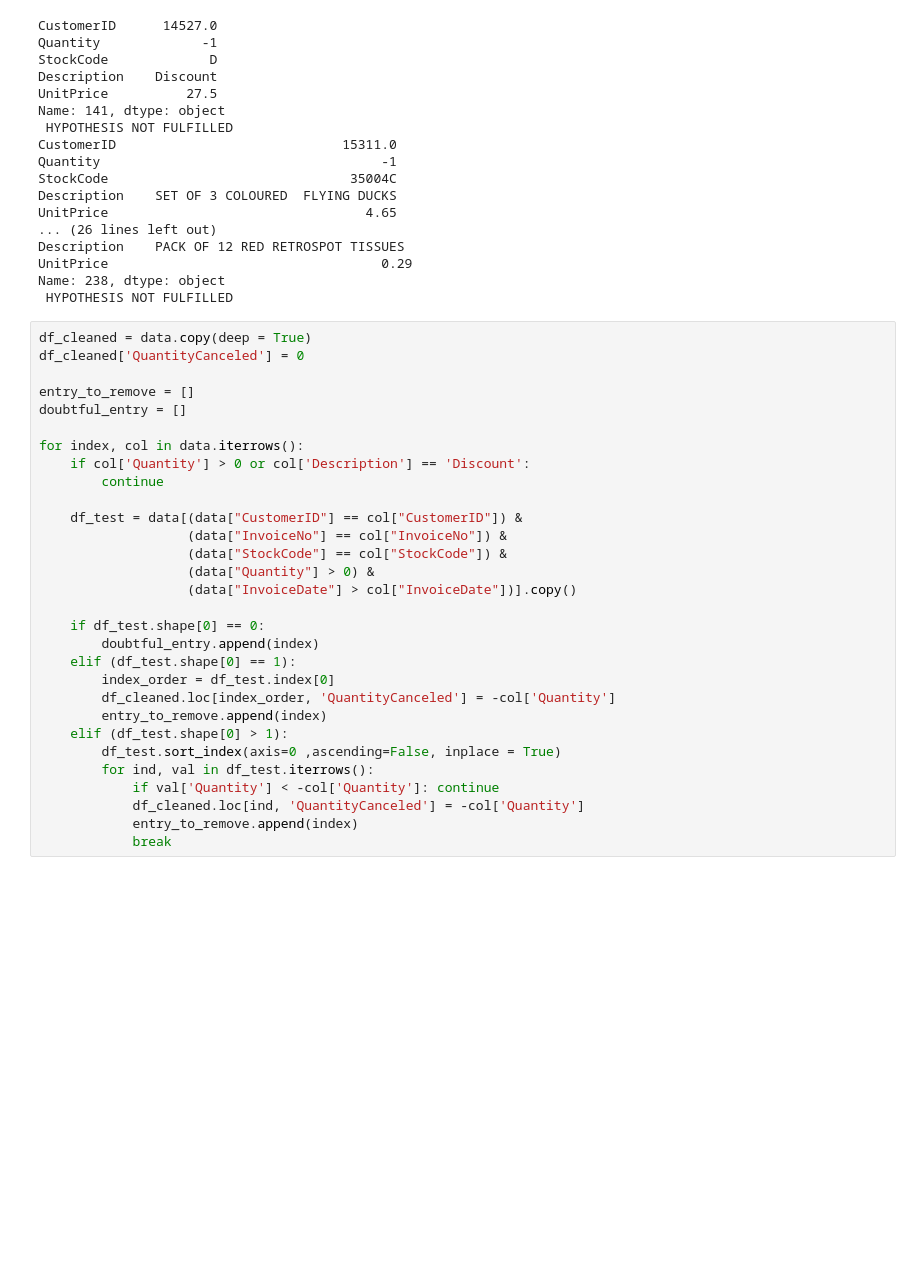
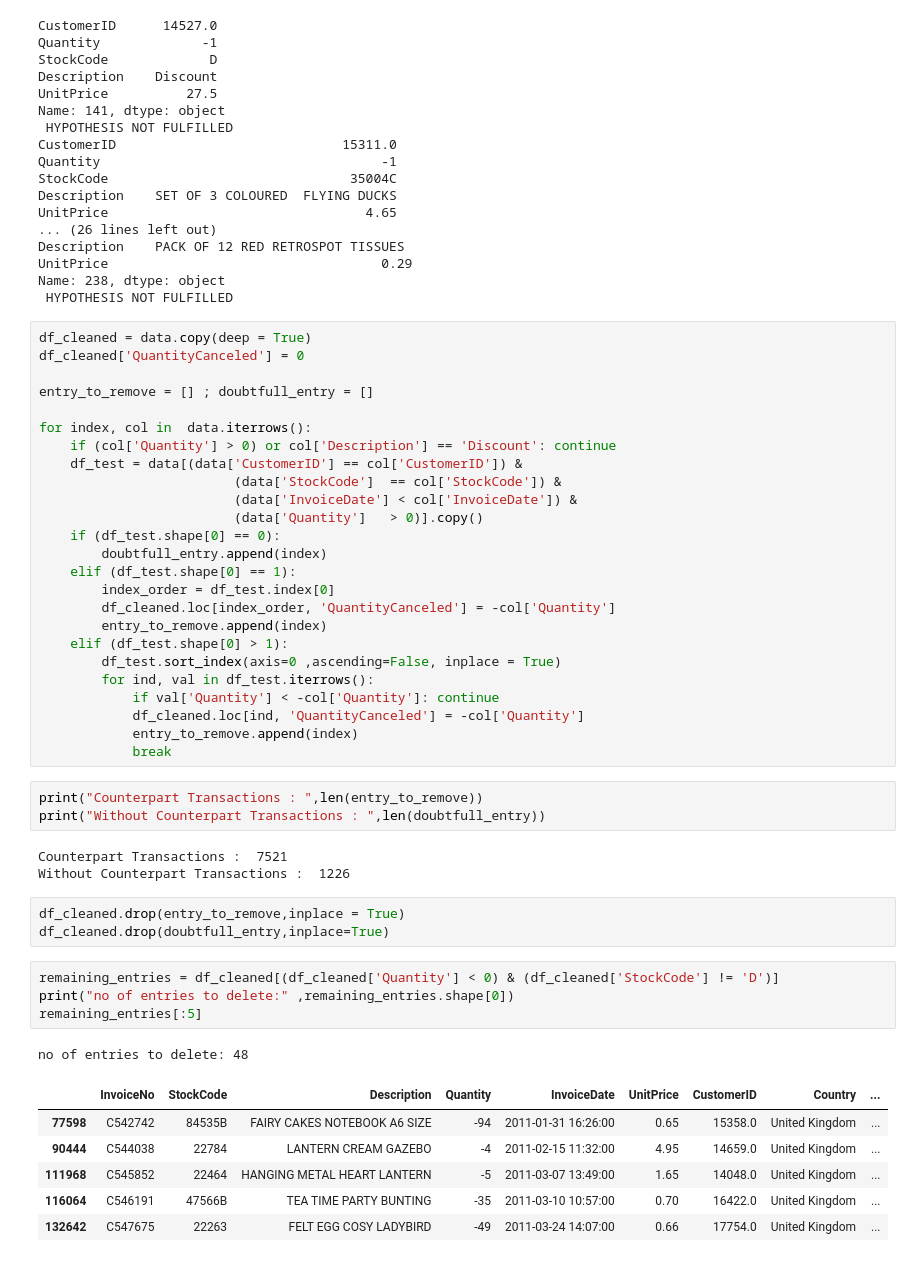
Before and after one commit to 464venkatsai/CustomerSegmentationAnalysis, a Jupyter notebook: Customer Segementation.ipynb, the cells around one changed output. Drawn from its saved outputs; the diff is of its cells as text; blank space fills up the shorter version.

```diff
--- a/Customer Segementation.ipynb
+++ b/Customer Segementation.ipynb
@@ -196,21 +220,16 @@ Name: 238, dtype: object
 df_cleaned = data.copy(deep = True)
 df_cleaned['QuantityCanceled'] = 0
 
-entry_to_remove = []
-doubtful_entry = []
+entry_to_remove = [] ; doubtfull_entry = []
 
-for index, col in data.iterrows():
-    if col['Quantity'] > 0 or col['Description'] == 'Discount':
-        continue
-
-    df_test = data[(data["CustomerID"] == col["CustomerID"]) &
-                   (data["InvoiceNo"] == col["InvoiceNo"]) &
-                   (data["StockCode"] == col["StockCode"]) &
-                   (data["Quantity"] > 0) &
-                   (data["InvoiceDate"] > col["InvoiceDate"])].copy()
-
-    if df_test.shape[0] == 0:
-        doubtful_entry.append(index)
+for index, col in  data.iterrows():
+    if (col['Quantity'] > 0) or col['Description'] == 'Discount': continue
+    df_test = data[(data['CustomerID'] == col['CustomerID']) &
+                         (data['StockCode']  == col['StockCode']) &
+                         (data['InvoiceDate'] < col['InvoiceDate']) &
+                         (data['Quantity']   > 0)].copy()
+    if (df_test.shape[0] == 0):
+        doubtfull_entry.append(index)
     elif (df_test.shape[0] == 1):
         index_order = df_test.index[0]
         df_cleaned.loc[index_order, 'QuantityCanceled'] = -col['Quantity']
@@ -222,3 +241,24 @@ for index, col in data.iterrows():
             df_cleaned.loc[ind, 'QuantityCanceled'] = -col['Quantity']
             entry_to_remove.append(index)
             break
+# %%
+print("Counterpart Transactions : ",len(entry_to_remove))
+print("Without Counterpart Transactions : ",len(doubtfull_entry))
+# %% [output]
+Counterpart Transactions :  7521
+Without Counterpart Transactions :  1226
+# %%
+df_cleaned.drop(entry_to_remove,inplace = True)
+df_cleaned.drop(doubtfull_entry,inplace=True)
+# %%
+remaining_entries = df_cleaned[(df_cleaned['Quantity'] < 0) & (df_cleaned['StockCode'] != 'D')]
+print("no of entries to delete:" ,remaining_entries.shape[0])
+remaining_entries[:5]
+# %% [output]
+no of entries to delete: 48
+|  | InvoiceNo | StockCode | Description | Quantity | InvoiceDate | UnitPrice | CustomerID | Country | ... |
+| 77598 | C542742 | 84535B | FAIRY CAKES NOTEBOOK A6 SIZE | -94 | 2011-01-31 16:26:00 | 0.65 | 15358.0 | United Kingdom | ... |
+| 90444 | C544038 | 22784 | LANTERN CREAM GAZEBO | -4 | 2011-02-15 11:32:00 | 4.95 | 14659.0 | United Kingdom | ... |
+| 111968 | C545852 | 22464 | HANGING METAL HEART LANTERN | -5 | 2011-03-07 13:49:00 | 1.65 | 14048.0 | United Kingdom | ... |
+| 116064 | C546191 | 47566B | TEA TIME PARTY BUNTING | -35 | 2011-03-10 10:57:00 | 0.70 | 16422.0 | United Kingdom | ... |
+| 132642 | C547675 | 22263 | FELT EGG COSY LADYBIRD | -49 | 2011-03-24 14:07:00 | 0.66 | 17754.0 | United Kingdom | ... |
```
Also changed, not shown: parts of 16 cells of this notebook.
